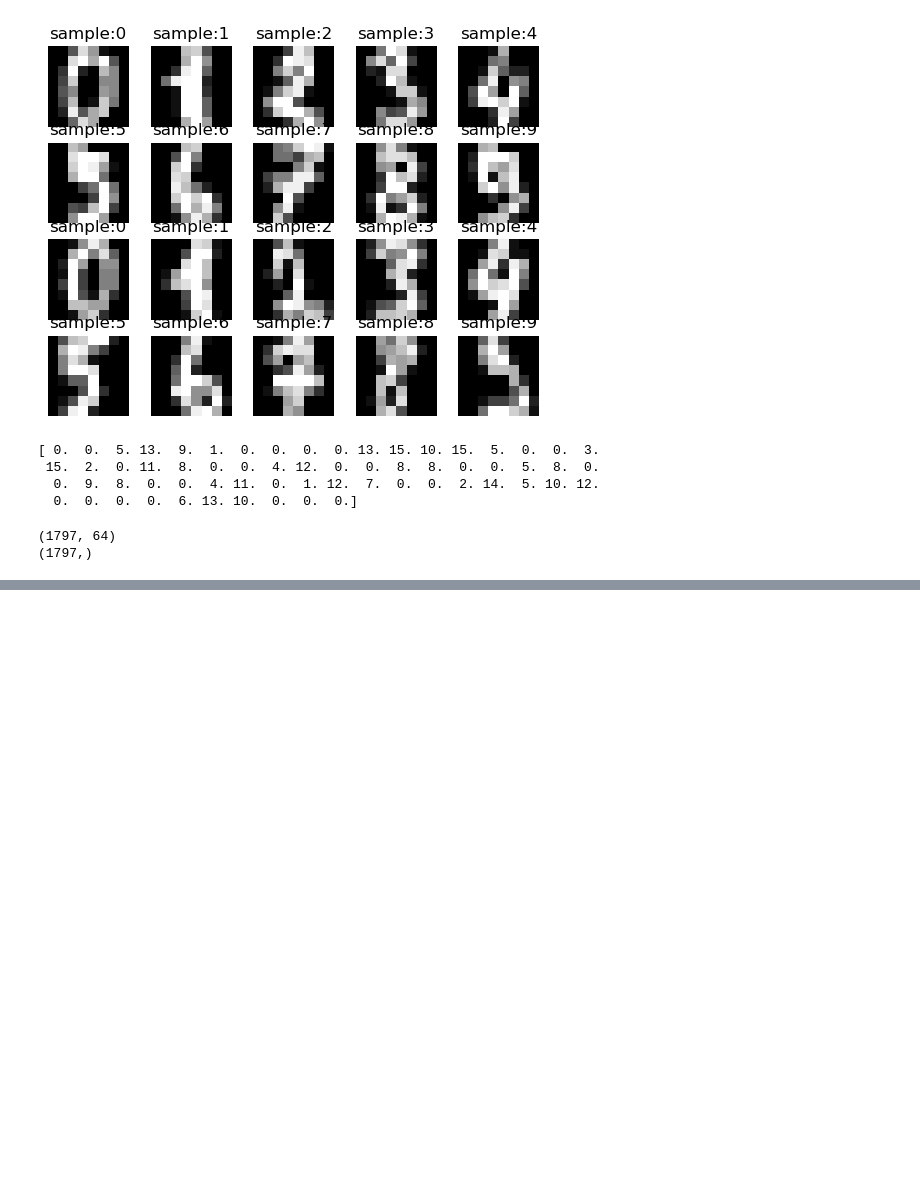
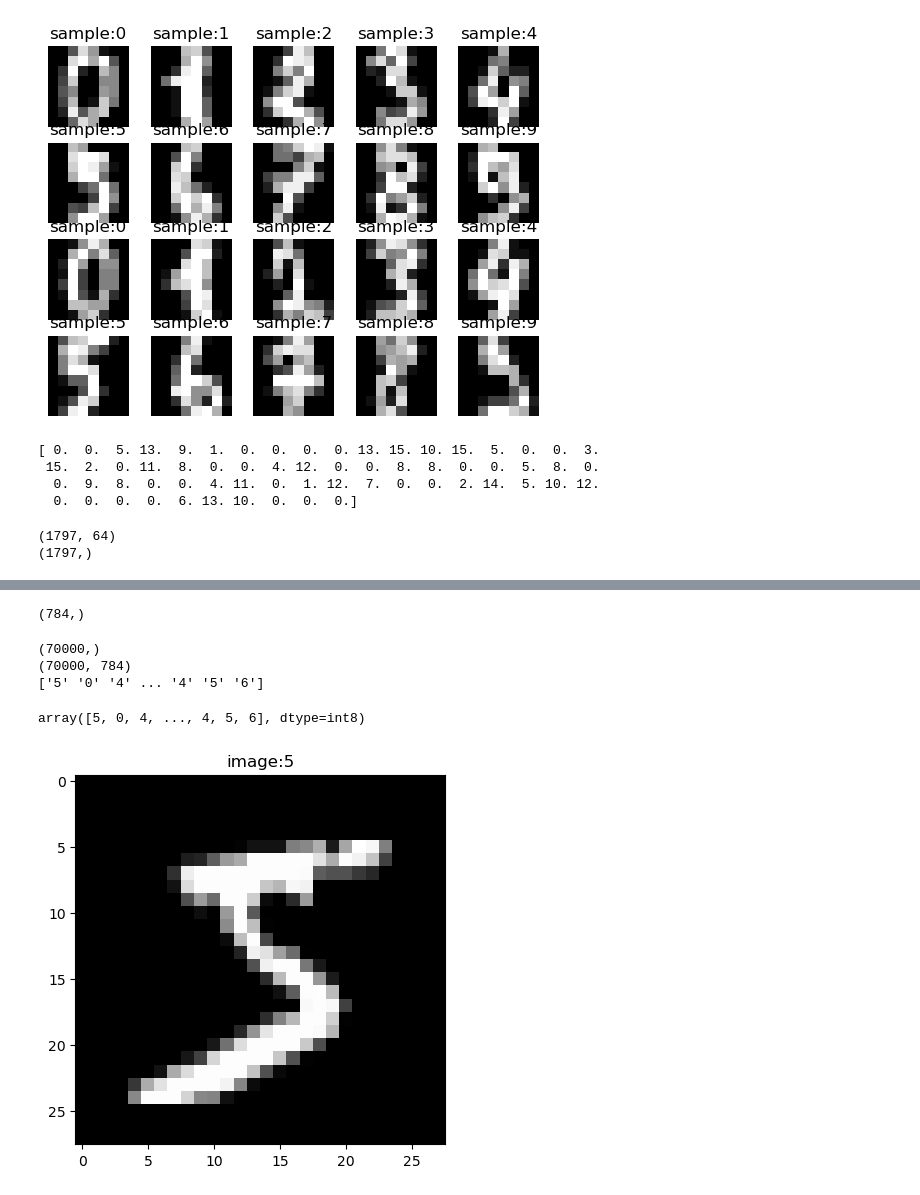
Before and after one commit to rhems234/pytorch, a Jupyter notebook: mnist_딥러닝.ipynb, the cells around one changed output, grey strips where cells are left out. Saved outputs shown, nothing was run; the diff lists cells and outputs as text; code cells hidden in the pictures; blank space fills up the shorter version.

```diff
--- a/mnist_딥러닝.ipynb
+++ b/mnist_딥러닝.ipynb
@@ -99,0 +110,2 @@ tensor(0)
+# %%
+mnist=fetch_openml('mnist_784', version=1, cache=True, as_frame=False)
@@ -99,0 +134,26 @@ tensor(0)
+# %%
+mnist.data[0].shape
+# %% [output]
+(784,)
+# %%
+print(mnist.target.shape)
+print(mnist.data.shape)
+print(mnist.target)
+# %% [output]
+(70000,)
+(70000, 784)
+['5' '0' '4' ... '4' '5' '6']
+# %%
+mnist.target=mnist.target.astype(np.int8)
+mnist.target
+# %% [output]
+array([5, 0, 4, ..., 4, 5, 6], dtype=int8)
+# %%
+x=mnist.data/255
+y=mnist.target
+# %%
+plt.imshow(x[0].reshape(28,28), cmap='gray')
+plt.title('image:'+str(y[0]))
+plt.show()
+# %% [output]
+[figure, added]
```
Also changed, not shown: parts of 17 cells of this notebook.
